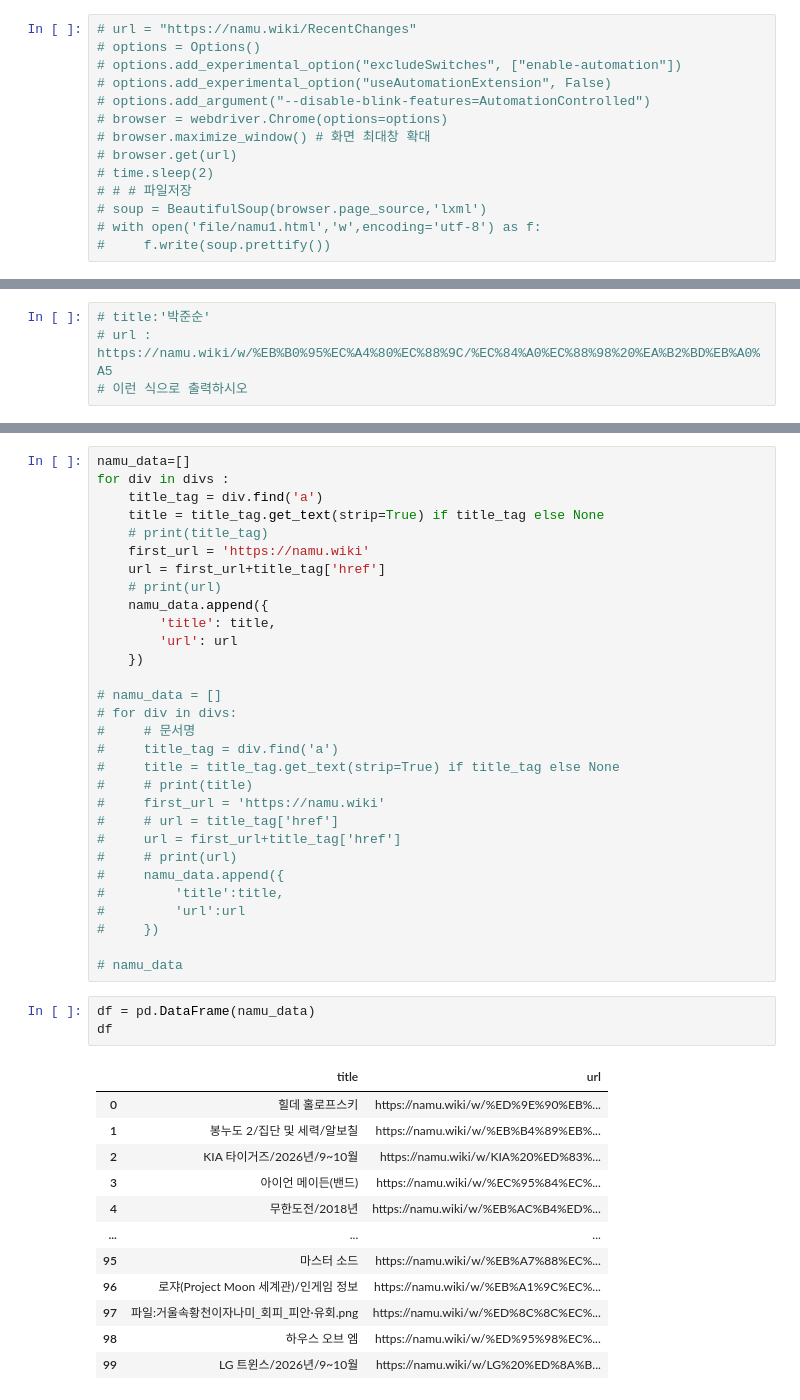
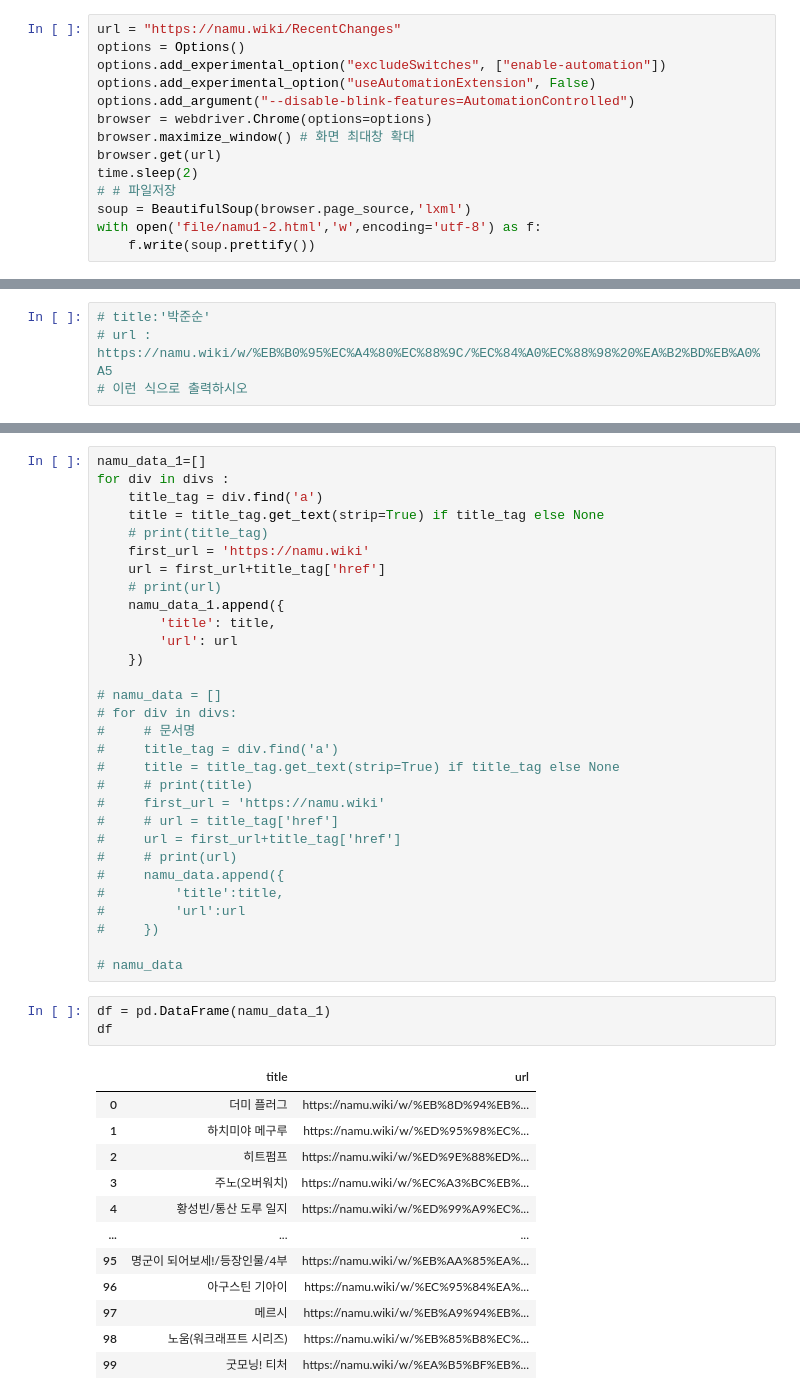
Before and after one commit to EPONINEE26/aix_data_0928, a Jupyter notebook: p1006/p1006_06.ipynb, the cells around one changed output, grey strips where cells are left out. Drawn from its saved outputs; the diff is of its cells as text.

Commit message:
data 분석

```diff
--- a/p1006/p1006_06.ipynb
+++ b/p1006/p1006_06.ipynb
@@ -17,19 +17,19 @@ import time
 import os
 from dotenv import load_dotenv
 # %%
-# url = "https://namu.wiki/RecentChanges"
-# options = Options()
-# options.add_experimental_option("excludeSwitches", ["enable-automation"])
-# options.add_experimental_option("useAutomationExtension", False)
-# options.add_argument("--disable-blink-features=AutomationControlled")
-# browser = webdriver.Chrome(options=options)
-# browser.maximize_window() # 화면 최대창 확대
-# browser.get(url)
-# time.sleep(2)
-# # # 파일저장
-# soup = BeautifulSoup(browser.page_source,'lxml')
-# with open('file/namu1.html','w',encoding='utf-8') as f:
-#     f.write(soup.prettify())
+url = "https://namu.wiki/RecentChanges"
+options = Options()
+options.add_experimental_option("excludeSwitches", ["enable-automation"])
+options.add_experimental_option("useAutomationExtension", False)
+options.add_argument("--disable-blink-features=AutomationControlled")
+browser = webdriver.Chrome(options=options)
+browser.maximize_window() # 화면 최대창 확대
+browser.get(url)
+time.sleep(2)
+# # 파일저장
+soup = BeautifulSoup(browser.page_source,'lxml')
+with open('file/namu1-2.html','w',encoding='utf-8') as f:
+    f.write(soup.prettify())
 # %%
 soup
 # %% [output]
@@ -71,5 +76,5 @@ divs[0].find('a')
 # %%
-namu_data=[]
+namu_data_1=[]
 for div in divs :
     title_tag = div.find('a')
     title = title_tag.get_text(strip=True) if title_tag else None
@@ -77,7 +82,7 @@ for div in divs :
     first_url = 'https://namu.wiki'
     url = first_url+title_tag['href']
     # print(url)
-    namu_data.append({
+    namu_data_1.append({
         'title': title,
         'url': url
     })
@@ -99,19 +104,19 @@ for div in divs :
 
 # namu_data
 # %%
-df = pd.DataFrame(namu_data)
+df = pd.DataFrame(namu_data_1)
 df
 # %% [output]
 |  | title | url |
-| 0 | 힐데 홀로프스키 | https://namu.wiki/w/%ED%9E%90%EB%... |
-| 1 | 봉누도 2/집단 및 세력/알보칠 | https://namu.wiki/w/%EB%B4%89%EB%... |
-| 2 | KIA 타이거즈/2026년/9~10월 | https://namu.wiki/w/KIA%20%ED%83%... |
-| 3 | 아이언 메이든(밴드) | https://namu.wiki/w/%EC%95%84%EC%... |
-| 4 | 무한도전/2018년 | https://namu.wiki/w/%EB%AC%B4%ED%... |
+| 0 | 더미 플러그 | https://namu.wiki/w/%EB%8D%94%EB%... |
+| 1 | 하치미야 메구루 | https://namu.wiki/w/%ED%95%98%EC%... |
+| 2 | 히트펌프 | https://namu.wiki/w/%ED%9E%88%ED%... |
+| 3 | 주노(오버워치) | https://namu.wiki/w/%EC%A3%BC%EB%... |
+| 4 | 황성빈/통산 도루 일지 | https://namu.wiki/w/%ED%99%A9%EC%... |
 | ... | ... | ... |
-| 95 | 마스터 소드 | https://namu.wiki/w/%EB%A7%88%EC%... |
-| 96 | 로쟈(Project Moon 세계관)/인게임 정보 | https://namu.wiki/w/%EB%A1%9C%EC%... |
-| 97 | 파일:거울속황천이자나미_회피_피안·유회.png | https://namu.wiki/w/%ED%8C%8C%EC%... |
-| 98 | 하우스 오브 엠 | https://namu.wiki/w/%ED%95%98%EC%... |
-| 99 | LG 트윈스/2026년/9~10월 | https://namu.wiki/w/LG%20%ED%8A%B... |
+| 95 | 명군이 되어보세!/등장인물/4부 | https://namu.wiki/w/%EB%AA%85%EA%... |
+| 96 | 아구스틴 기아이 | https://namu.wiki/w/%EC%95%84%EA%... |
+| 97 | 메르시 | https://namu.wiki/w/%EB%A9%94%EB%... |
+| 98 | 노움(워크래프트 시리즈) | https://namu.wiki/w/%EB%85%B8%EC%... |
+| 99 | 굿모닝! 티처 | https://namu.wiki/w/%EA%B5%BF%EB%... |
 100 rows × 2 columns
```
Also changed, not shown: parts of 3 cells of this notebook, 5 other files.
